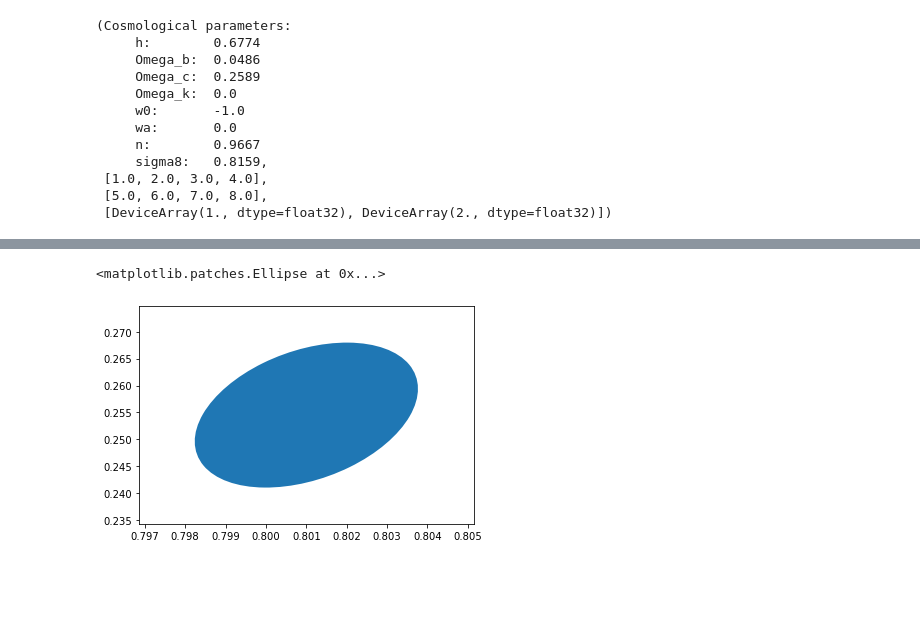
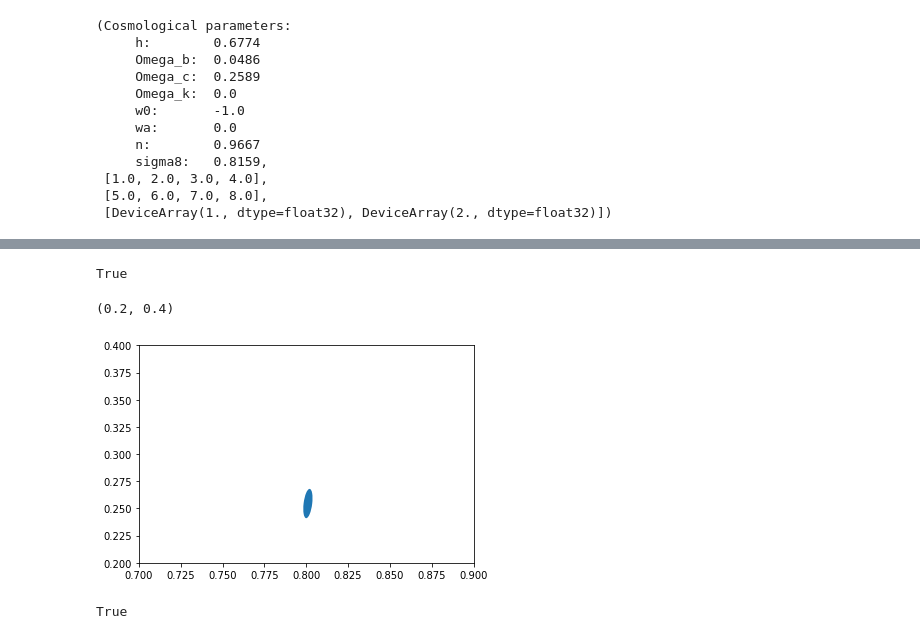
Before and after one commit to DifferentiableUniverseInitiative/jax-cosmo-paper, a Jupyter notebook: notebooks/DES_Y1_3x2pt_demo.ipynb, the cells around one changed output, grey strips where cells are left out. Saved outputs shown, nothing was run; the diff lists cells and outputs as text; code cells hidden in the pictures; blank space fills up the shorter version.

```diff
--- a/notebooks/DES_Y1_3x2pt_demo.ipynb
+++ b/notebooks/DES_Y1_3x2pt_demo.ipynb
@@ -219,3 +234,8 @@ j = jacobian(fid_params)
+# %%
+j64 = onp.array(j).astype(onp.float64)
+C64 = onp.array(C).astype(onp.float64)
 # %%
 # And we get the fisher matrix from the jacobian and covariance
-F = np.einsum('ia,ij,jb',j,np.linalg.inv(C),j)
+CC = symmetric_positive_definite_inverse(C64)
+F = onp.einsum('ia,ij,jb->ab', j64, CC, j64)
+F = 0.5*(F + F.T)
@@ -226,8 +242,15 @@ F = np.einsum('ia,ij,jb',j,np.linalg.inv(C),j)
+# %%
+def is_symmetric(X):
+    return onp.all(X == X.T)
+
+is_symmetric(F)
+# %% [output]
+True
 # %%
 import matplotlib.pyplot as plt
 from matplotlib.patches import Ellipse
 
-def plot_contours(fisher, pos, nstd=1., ax=None, **kwargs):
+def plot_contours(fisher, pos, i, j, nstd=1., ax=None, **kwargs):
   """
   Plot 2D parameter contours given a Hessian matrix of the likelihood
   """
@@ -245,25 +268,34 @@ def plot_contours(fisher, pos, nstd=1., ax=None, **kwargs):
       ax = plt.gca()
 
   # Extracts the block we are interested in
-  cov = cov[:2,:2]
+  cov = cov[:,[i,j]][[i,j],:]
   vals, vecs = eigsorted(cov)
   theta = degrees(np.arctan2(*vecs[:, 0][::-1]))
 
   # Width and height are "full" widths, not radius
   width, height = 2 * nstd * sqrt(vals)
-  ellip = Ellipse(xy=pos, width=width,
+  xy = [pos[i], pos[j]]
+  ellip = Ellipse(xy=xy, width=width,
                   height=height, angle=theta, **kwargs)
 
   ax.add_artist(ellip)
   sz = max(width, height)
-  s1 = 1.5*nstd*sigma_marg(0)
-  s2 = 1.5*nstd*sigma_marg(1)
-  ax.set_xlim(pos[0] - s1, pos[0] + s1)
-  ax.set_ylim(pos[1] - s2, pos[1] + s2)
+  s1 = 1.5*nstd*sigma_marg(i)
+  s2 = 1.5*nstd*sigma_marg(j)
+#   ax.set_xlim(pos[i] - s1, pos[i] + s1)
+#   ax.set_ylim(pos[j] - s2, pos[j] + s2)
   plt.draw()
   return ellip
-# %%
-plot_contours(F, fid_params)
-# %% [output]
-<matplotlib.patches.Ellipse at 0x...>
-[figure, removed]
+# %%
+plot_contours(F, fid_params, 0, 1)
+xlim(0.7, 0.9)
+ylim(0.2, 0.4)
+# %% [output]
+(0.2, 0.4)
+[figure, added]
+# %%
+# parameter inverse mass matrix
+M_inv = symmetric_positive_definite_inverse(F)
+is_symmetric(M_inv)
+# %% [output]
+True
```
Also changed, not shown: parts of 16 cells of this notebook, 1 other file.
